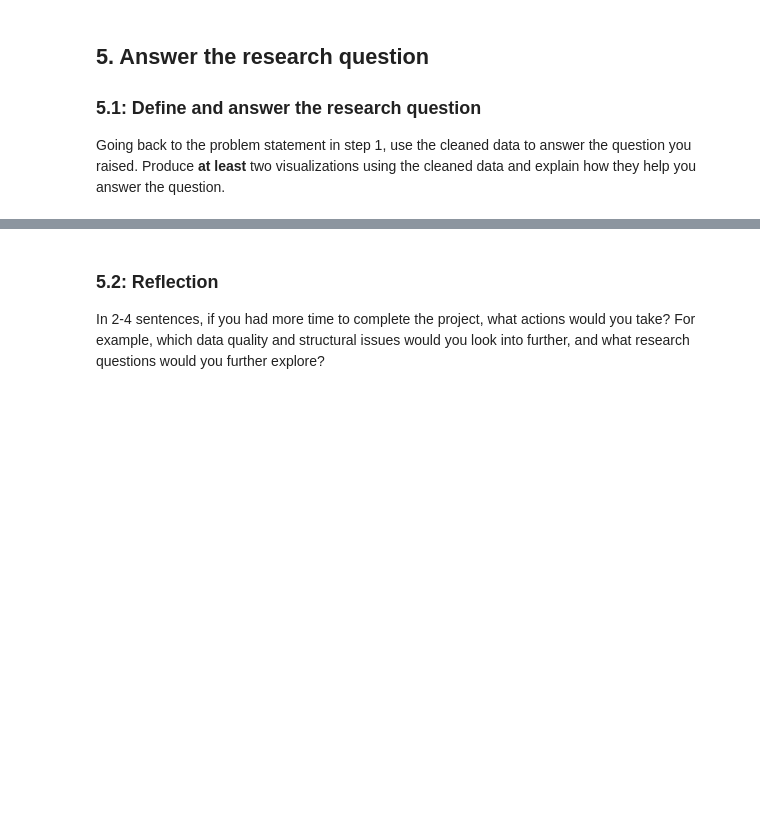
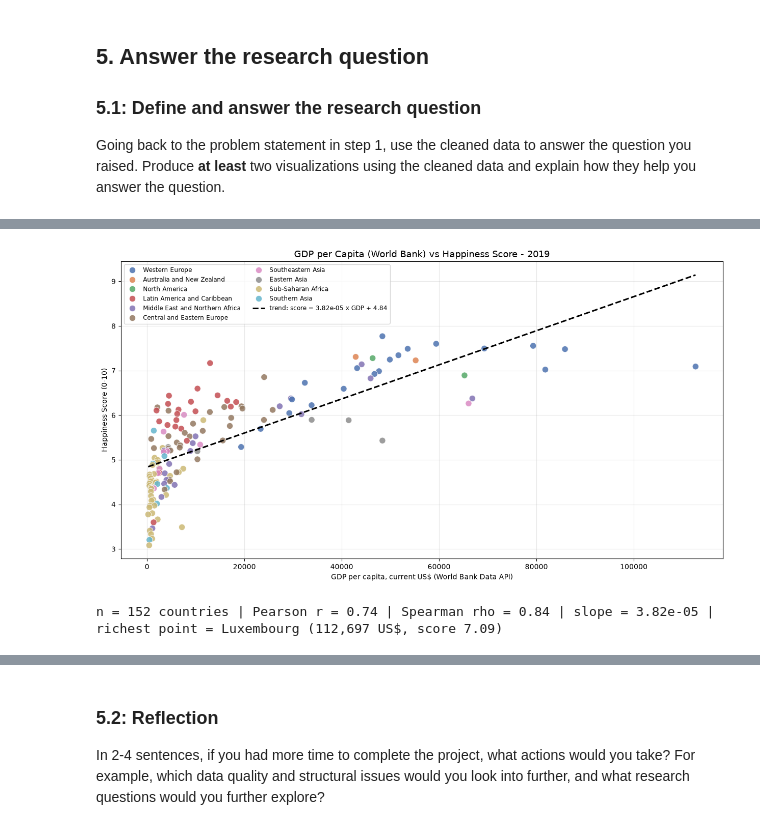
Before and after one commit to EduardoNicacio/Udacity_Data-Analyst_P3_Real_World_Data_Wrangling, a Jupyter notebook: data_wrangling_project_starter.ipynb, the cells around one changed output, grey strips where cells are left out. Saved outputs shown, nothing was run; the diff lists cells and outputs as text; code cells hidden in the pictures; blank space fills up the shorter version.

```diff
--- a/data_wrangling_project_starter.ipynb
+++ b/data_wrangling_project_starter.ipynb
@@ -104,0 +318,5 @@ Issue and justification: *FILL IN*
+# %%
+# Visual assessment:
+# Tidiness Issue 2 - visual assessment: print each yearly table's column names.
+for year, table in RAW_YEARLY.items():
+    print(f"{year} ({table.shape[1]} columns):", list(table.columns))
@@ -130,0 +423,11 @@ Justification: *FILL IN*
+# %%
+# Validate the cleaning was successful:
+# Validate Quality Issue 1 fix: assert the tables are complete and show the imputed row.
+for year, table in CLEAN_YEARLY.items():
+    assert table.isnull().sum().sum() == 0, f"{year} still contains missing values"
+    assert table[pick_column(table, SCORE_ALIASES)].notna().all(), f"{year} score column incomplete"
+print("validation passed - all five yearly tables are now complete (no missing values)")
+
+# show the single imputed value for the record (United Arab Emirates, 2018)
+h18.loc[h18["Country or region"] == "United Arab Emirates",
+        ["Country or region", "Score", "Perceptions of corruption"]]
@@ -176,0 +704,40 @@ Going back to the problem statement in step 1, use the cleaned data to answer th
+# %%
+# Visual 1:
+# Visual 1 - 2019: World Bank GDP per capita (x) vs Happiness Score (y), coloured by Region,
+# with a linear trend line estimated via numpy.polyfit.
+import numpy as np
+import pandas as pd
+import matplotlib.pyplot as plt
+import seaborn as sns
+
+visual1 = cleaned[cleaned["Year"] == 2019].dropna(
+    subset=["wb_gdp_per_capita", "Happiness Score", "Region"])  # need both axes + region color
+
+plt.figure(figsize=(12.5, 6.8))
+sns.scatterplot(data=visual1, x="wb_gdp_per_capita", y="Happiness Score", hue="Region",
+                s=80, alpha=0.85, palette="deep")
+
+# linear trend line: fit y = slope * x + intercept with numpy.polyfit
+slope, intercept = np.polyfit(visual1["wb_gdp_per_capita"], visual1["Happiness Score"], 1)
+x_line = np.linspace(visual1["wb_gdp_per_capita"].min(), visual1["wb_gdp_per_capita"].max(), 100)
+plt.plot(x_line, slope * x_line + intercept, "k--", linewidth=2.2,
+         label=f"trend: score = {slope:.2e} x GDP + {intercept:.2f}")
+
+plt.title("GDP per Capita (World Bank) vs Happiness Score - 2019", fontsize=13)
+plt.xlabel("GDP per capita, current US$ (World Bank Data API)")
+plt.ylabel("Happiness Score (0-10)")
+plt.legend(ncol=2, fontsize=8.5)
+plt.grid(alpha=0.3)
+plt.tight_layout()
+plt.show()
+
+# supporting statistics for the written interpretation
+pearson = visual1["wb_gdp_per_capita"].corr(visual1["Happiness Score"])
+spearman = visual1["wb_gdp_per_capita"].corr(visual1["Happiness Score"], method="spearman")
+richest = visual1.loc[visual1["wb_gdp_per_capita"].idxmax()]  # the country at the very right
+print(f"n = {len(visual1)} countries | Pearson r = {pearson:.2f} | Spearman rho = {spearman:.2f} | "
+      f"slope = {slope:.2e} | richest point = {richest['Country']} "
+      f"({richest['wb_gdp_per_capita']:,.0f} US$, score {richest['Happiness Score']:.2f})")
+# %% [output]
+[figure, added]
+n = 152 countries | Pearson r = 0.74 | Spearman rho = 0.84 | slope = 3.82e-05 | richest point = Luxembourg (112,697 US$, score 7.09)
```
Also changed, not shown: parts of 92 cells of this notebook, 9 other files.
